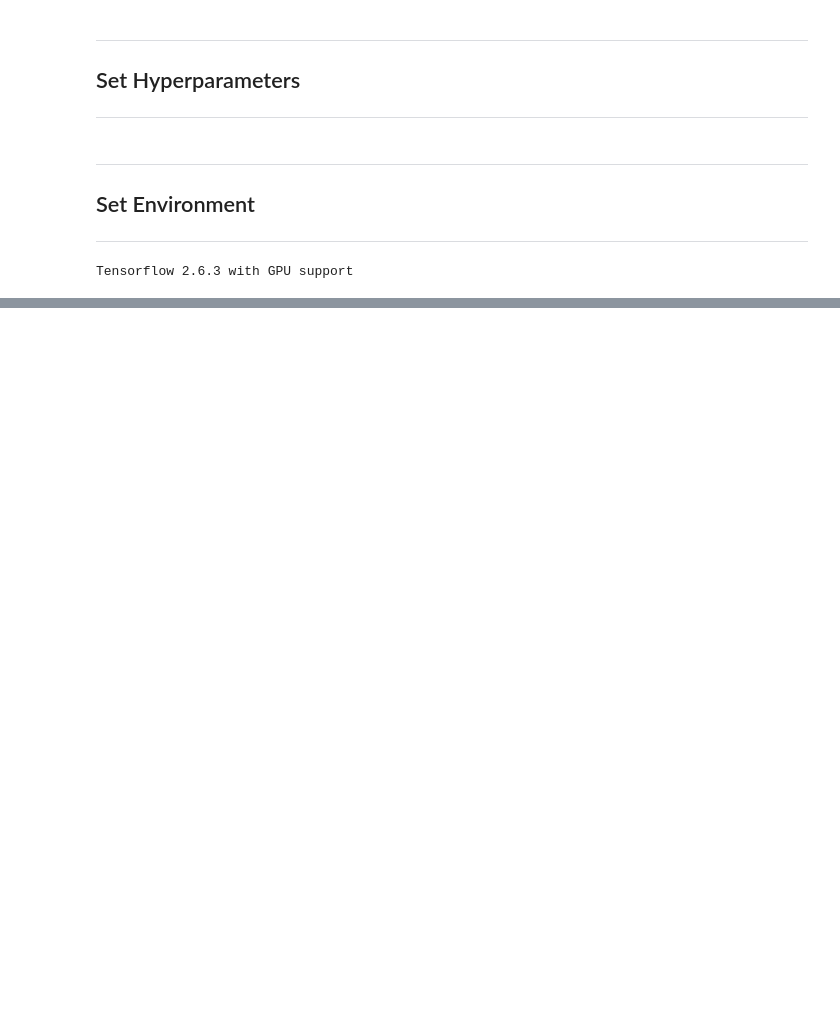
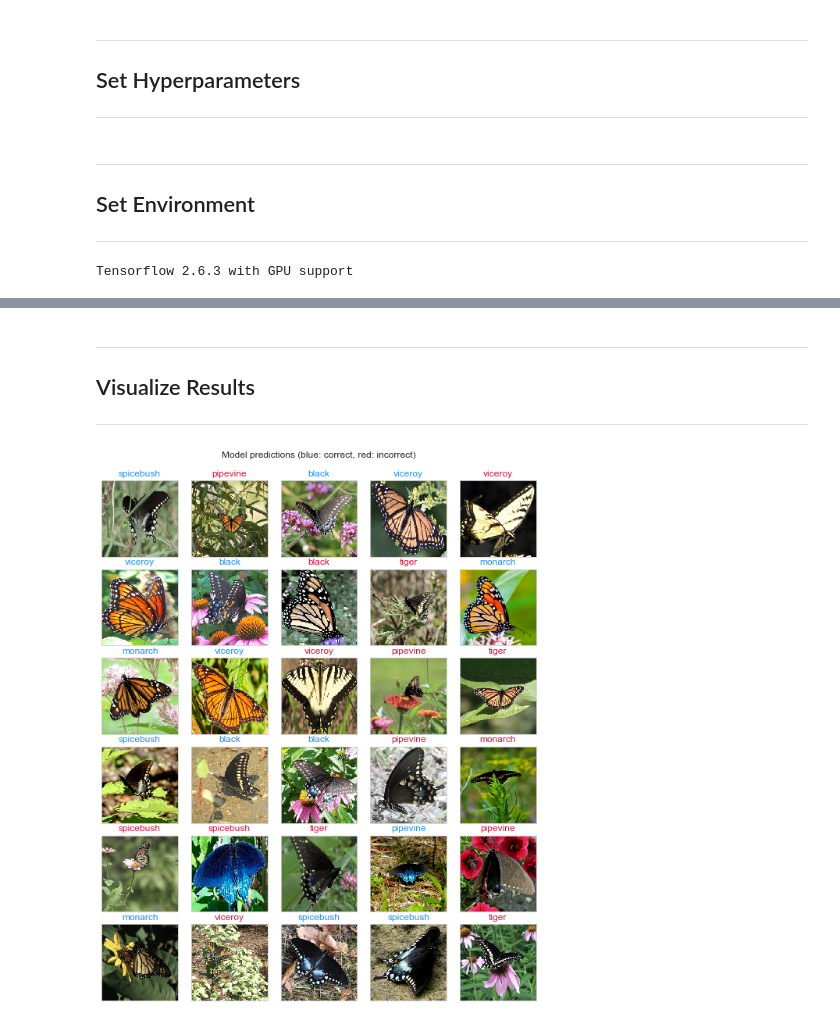
Before and after one commit to KeithPinson/Yum-or-Yuck-2022-Butterfly-Mimics, a Jupyter notebook: yoy_mimics_2022_baseline.ipynb, the cells around one changed output, grey strips where cells are left out. Cells and saved outputs as stored; diff of their text form; code cells hidden in the pictures; blank space fills up the shorter version.

```diff
--- a/yoy_mimics_2022_baseline.ipynb
+++ b/yoy_mimics_2022_baseline.ipynb
@@ -161,0 +493,38 @@ test_data = load_butterfly_test()
+# %%
+predicted_batch = butterfly_model.predict(eval_ds)
+
+predicted_ids = tf.squeeze(predicted_batch).numpy()
+predicted_labels = np.argmax(predicted_ids, axis=-1)
+
+val_image_batch, val_label_batch = next(iter(eval_ds.take(1)))
+# %% [markdown]
+---
+## Visualize Results
+---
+# %%
+rows = 6
+cols = 5
+
+
+fig, axs = plt.subplots(nrows=rows, ncols=cols, figsize=(8, 10),
+                        subplot_kw={'xticks': [], 'yticks': []})
+
+plt.suptitle("Model predictions (blue: correct, red: incorrect)\n\n")
+
+for n, ax in enumerate(axs.flat):
+    butterfly_image = tf.keras.utils.array_to_img(val_image_batch[n].numpy())
+    predicted_label = predicted_labels[n].numpy()
+    actual_label = np.argmax(val_label_batch[n]).numpy()
+    butterfly_label = butterfly_classes[predicted_label].numpy().decode('UTF-8')
+    actual_butterfly_label = butterfly_classes[actual_label].numpy().decode('UTF-8')
+
+    color = "dodgerblue" if predicted_label == actual_label else "crimson"
+    label = actual_butterfly_label if predicted_label == actual_label else butterfly_label
+
+    ax.imshow(butterfly_image, interpolation='none', alpha=1.0)
+    ax.set_title(label, color=color)
+
+plt.tight_layout(pad=.25)
+plt.show()
+# %% [output]
+[figure, added]
```
Also changed, not shown: parts of 42 cells of this notebook.
